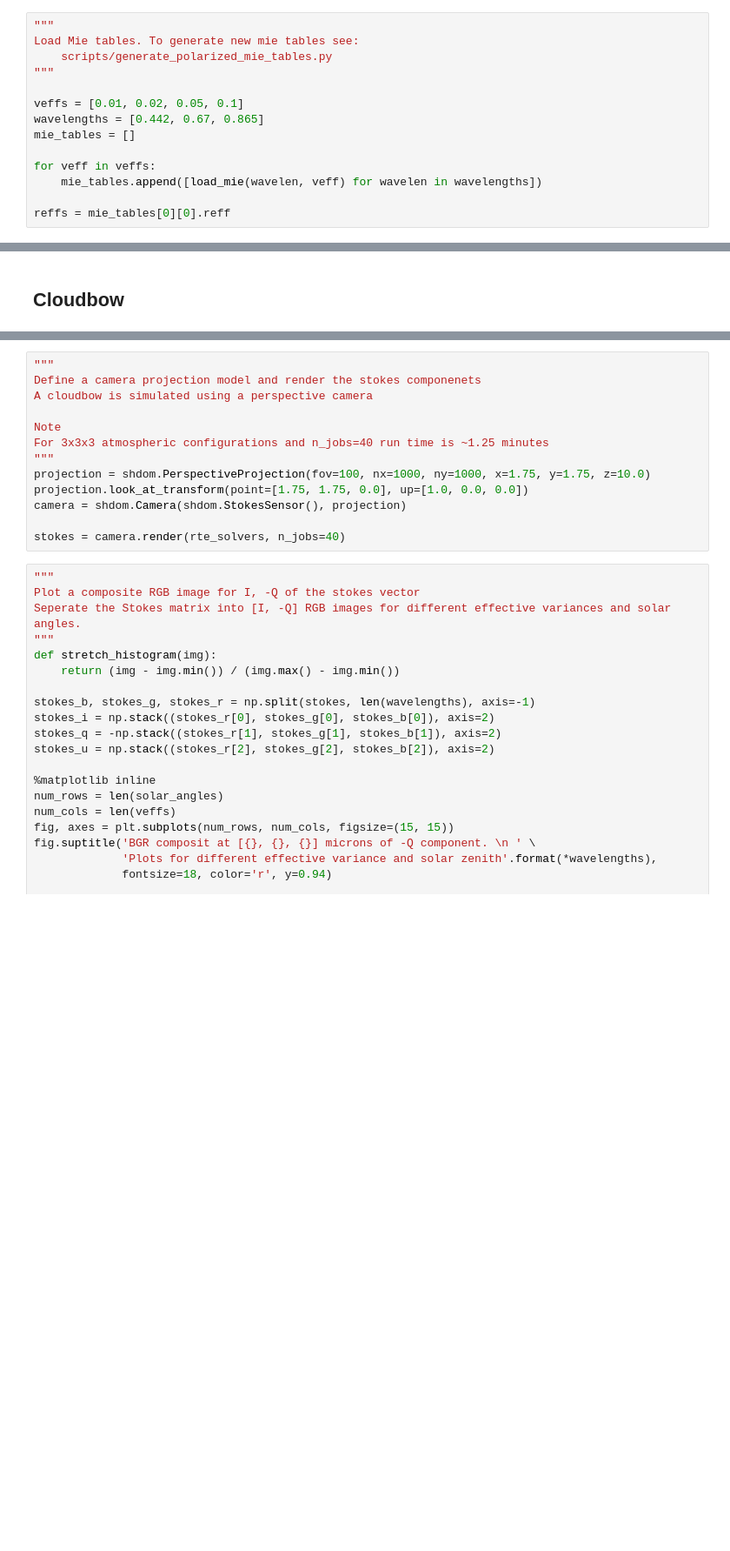
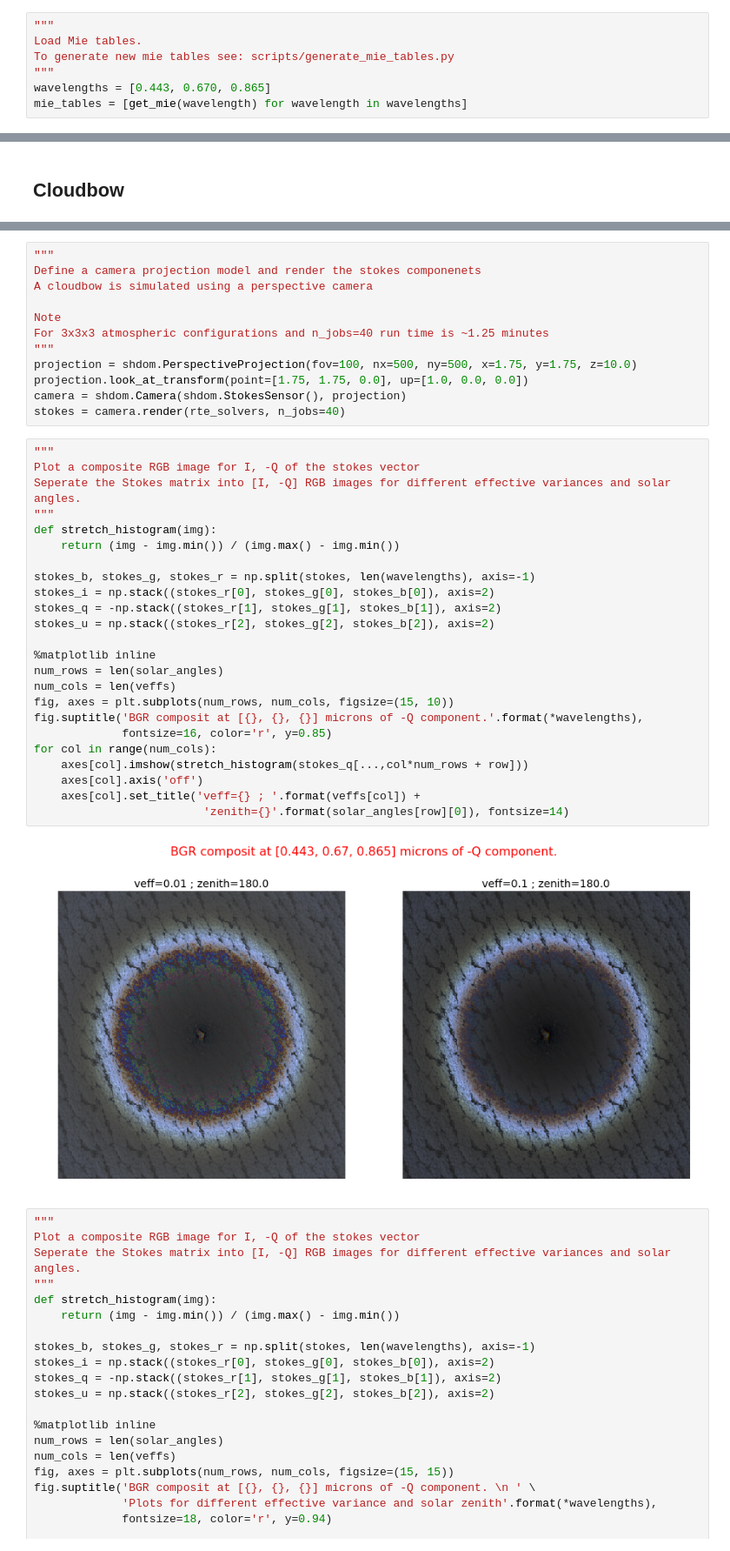
Before and after one commit to CloudTomography/AT3D, a Jupyter notebook: notebooks/Cloudbow Analysis.ipynb, the cells around one changed output, grey strips where cells are left out. Shown at 87% size. Cells and saved outputs as stored; diff of their text form; blank space fills up the shorter version.

Commit message:
checkpoint where all notebooks and forward scripts are working after the major revision

```diff
--- a/notebooks/Cloudbow Analysis.ipynb
+++ b/notebooks/Cloudbow Analysis.ipynb
@@ -68,16 +57,9 @@ def get_atmosphere(csv_path, wavelength, veff):
 ## Mie scattering
 # %%
 """
-Load Mie tables. To generate new mie tables see:
-    scripts/generate_polarized_mie_tables.py
+Load Mie tables.
+To generate new mie tables see: scripts/generate_mie_tables.py
 """
-
-veffs = [0.01, 0.02, 0.05, 0.1]
-wavelengths = [0.442, 0.67, 0.865]
-mie_tables = []
-
-for veff in veffs:
-    mie_tables.append([load_mie(wavelen, veff) for wavelen in wavelengths])
-
-reffs = mie_tables[0][0].reff
+wavelengths = [0.443, 0.670, 0.865]
+mie_tables = [get_mie(wavelength) for wavelength in wavelengths]
 # %% [output]
@@ -203,11 +160,36 @@ A cloudbow is simulated using a perspective camera
 Note
 For 3x3x3 atmospheric configurations and n_jobs=40 run time is ~1.25 minutes
 """
-projection = shdom.PerspectiveProjection(fov=100, nx=1000, ny=1000, x=1.75, y=1.75, z=10.0)
+projection = shdom.PerspectiveProjection(fov=100, nx=500, ny=500, x=1.75, y=1.75, z=10.0)
 projection.look_at_transform(point=[1.75, 1.75, 0.0], up=[1.0, 0.0, 0.0])
 camera = shdom.Camera(shdom.StokesSensor(), projection)
-
 stokes = camera.render(rte_solvers, n_jobs=40)
+# %%
+"""
+Plot a composite RGB image for I, -Q of the stokes vector
+Seperate the Stokes matrix into [I, -Q] RGB images for different effective variances and solar angles.
+"""
+def stretch_histogram(img):
+    return (img - img.min()) / (img.max() - img.min())
+
+stokes_b, stokes_g, stokes_r = np.split(stokes, len(wavelengths), axis=-1)
+stokes_i = np.stack((stokes_r[0], stokes_g[0], stokes_b[0]), axis=2)
+stokes_q = -np.stack((stokes_r[1], stokes_g[1], stokes_b[1]), axis=2)
+stokes_u = np.stack((stokes_r[2], stokes_g[2], stokes_b[2]), axis=2)
+
+%matplotlib inline
+num_rows = len(solar_angles)
+num_cols = len(veffs)
+fig, axes = plt.subplots(num_rows, num_cols, figsize=(15, 10))
+fig.suptitle('BGR composit at [{}, {}, {}] microns of -Q component.'.format(*wavelengths),
+             fontsize=16, color='r', y=0.85)
+for col in range(num_cols):
+    axes[col].imshow(stretch_histogram(stokes_q[...,col*num_rows + row]))
+    axes[col].axis('off')
+    axes[col].set_title('veff={} ; '.format(veffs[col]) +
+                         'zenith={}'.format(solar_angles[row][0]), fontsize=14)
+# %% [output]
+[figure, added]
 # %%
 """
 Plot a composite RGB image for I, -Q of the stokes vector
```
Also changed, not shown: parts of 8 cells of this notebook, 28 other files.
